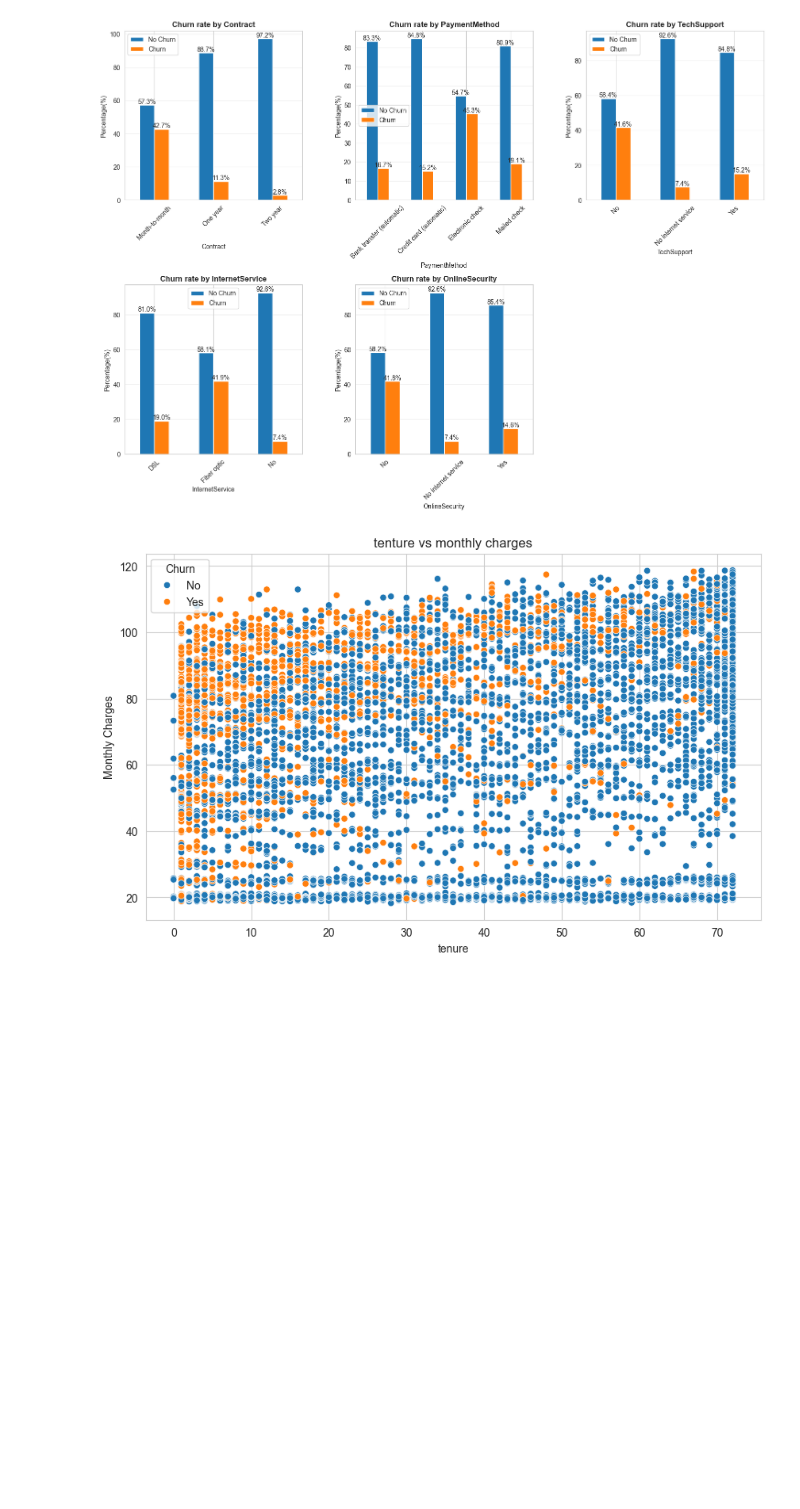
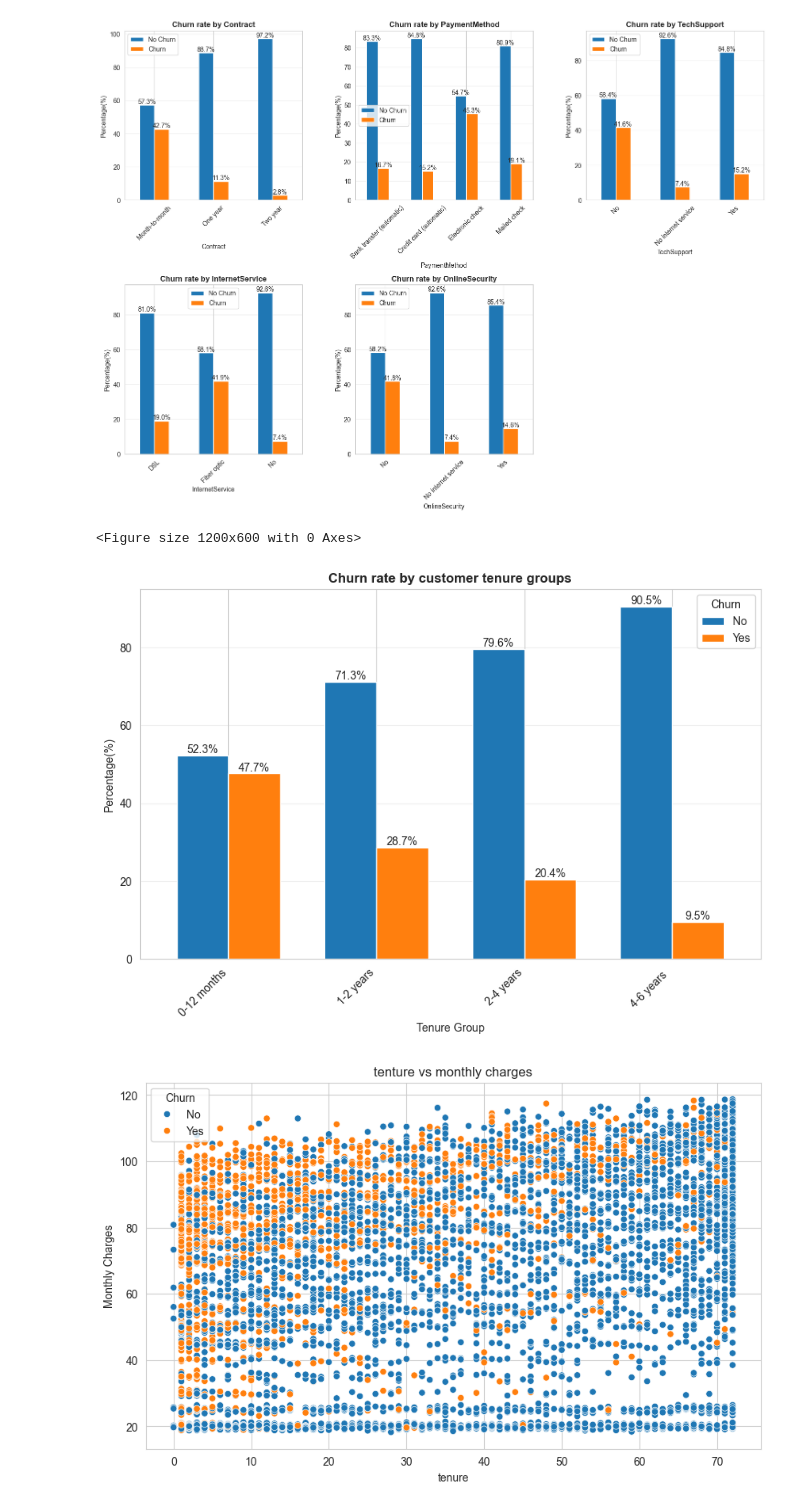
Before and after one commit to Niveka1998/telco-churn-prediction, a Jupyter notebook: Task1.ipynb, the cells around one changed output. Cells and saved outputs as stored; diff of their text form; code cells hidden in the pictures; blank space fills up the shorter version.

Commit message:
churn rate by tenure groups box plot

```diff
--- a/Task1.ipynb
+++ b/Task1.ipynb
@@ -258,6 +258,28 @@ plt.subplots_adjust(hspace=0.5, wspace=0.3)
 plt.show()
 # %% [output]
 [figure]
+# %%
+#create tenure groups
+df['TenureGroup'] = pd.cut(df['tenure'], bins=[0,12,24,48,72], labels=['0-12 months', '1-2 years', '2-4 years', '4-6 years '])
+
+#churn rate by tenure group
+tenure_churn = pd.crosstab(df['TenureGroup'], df['Churn'], normalize= 'index') *100
+plt.figure(figsize=(12,6))
+tenure_churn.plot(kind='bar', width=0.7)
+plt.title('Churn rate by customer tenure groups', fontweight='bold')
+plt.xlabel('Tenure Group')
+plt.ylabel('Percentage(%)')
+plt.legend(title='Churn', labels=['No','Yes'])
+plt.xticks(rotation=45, ha='right')
+plt.grid(axis='y', alpha=0.3)
+
+for container in plt.gca().containers:
+    plt.gca().bar_label(container, fmt='%.1f%%')
+
+plt.show()
+# %% [output]
+<Figure size 1200x600 with 0 Axes>
+[figure, added]
 # %%
 sns.scatterplot(x=df.tenure, y=df.MonthlyCharges, data=df , hue=df.Churn)
 plt.title('tenture vs monthly charges')
```
